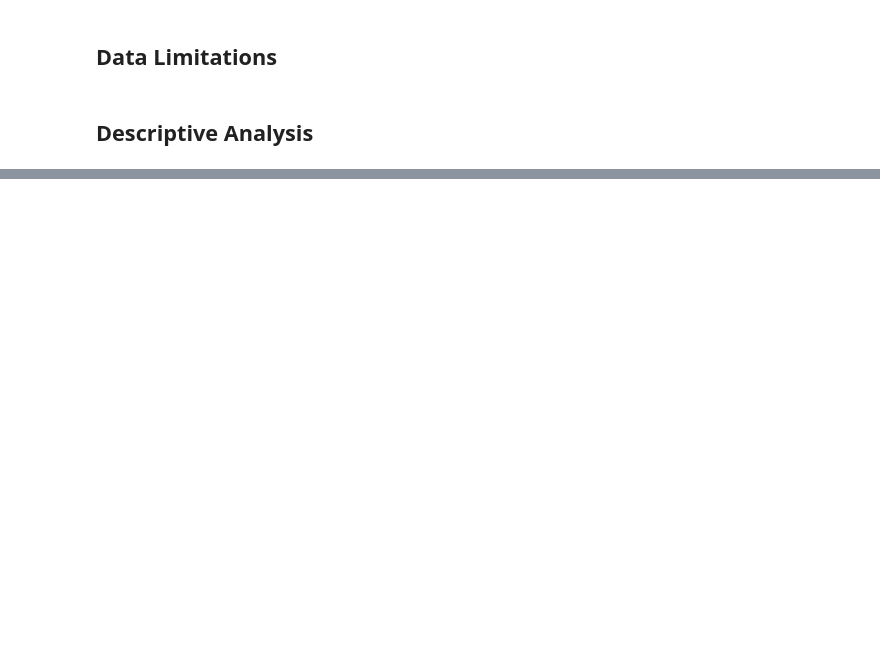
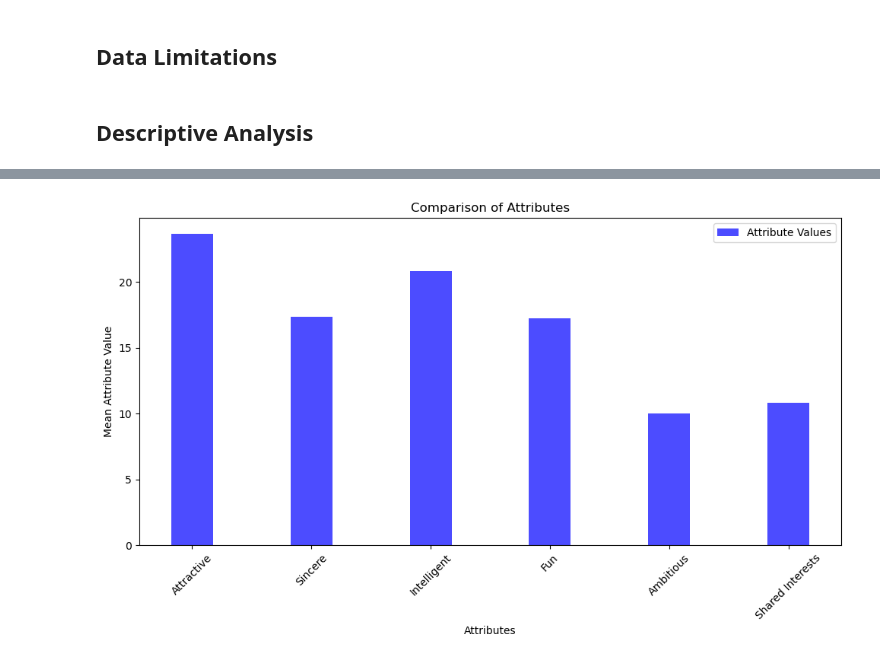
Before and after one commit to flaviafafa/speed_dating_project, a Jupyter notebook: data_processing/Phase2.ipynb, the cells around one changed output, grey strips where cells are left out. Saved outputs shown, nothing was run; the diff lists cells and outputs as text; code cells hidden in the pictures; blank space fills up the shorter version.

```diff
--- a/data_processing/Phase2.ipynb
+++ b/data_processing/Phase2.ipynb
@@ -111,0 +135,3 @@ dating_df.shape
+# %%
+dating_df = dating_df[~dating_df['wave'].isin([6, 7, 8, 9])]
+dating_df.shape
@@ -282,0 +302,23 @@ dating_df.shape
+# %%
+columns_to_plot = ["attr1_1", "sinc1_1", "intel1_1", "fun1_1", "amb1_1", "shar1_1"]
+labels = ["Attractive", "Sincere", "Intelligent", "Fun", "Ambitious", "Shared Interests"]
+
+attribute_values = [dating_df[column].mean() for column in columns_to_plot]
+
+x = np.arange(len(labels))
+
+plt.figure(figsize=(10, 6))
+plt.bar(x, attribute_values, width=0.35, align='center', alpha=0.7, color='b', label='Attribute Values')
+
+plt.xlabel('Attributes')
+plt.xticks(x, labels, rotation=45)
+
+plt.title('Comparison of Attributes')
+plt.ylabel('Mean Attribute Value')
+
+plt.legend()
+
+plt.tight_layout()
+plt.show()
+# %% [output]
+[figure, added]
```
Also changed, not shown: parts of 36 cells of this notebook.
